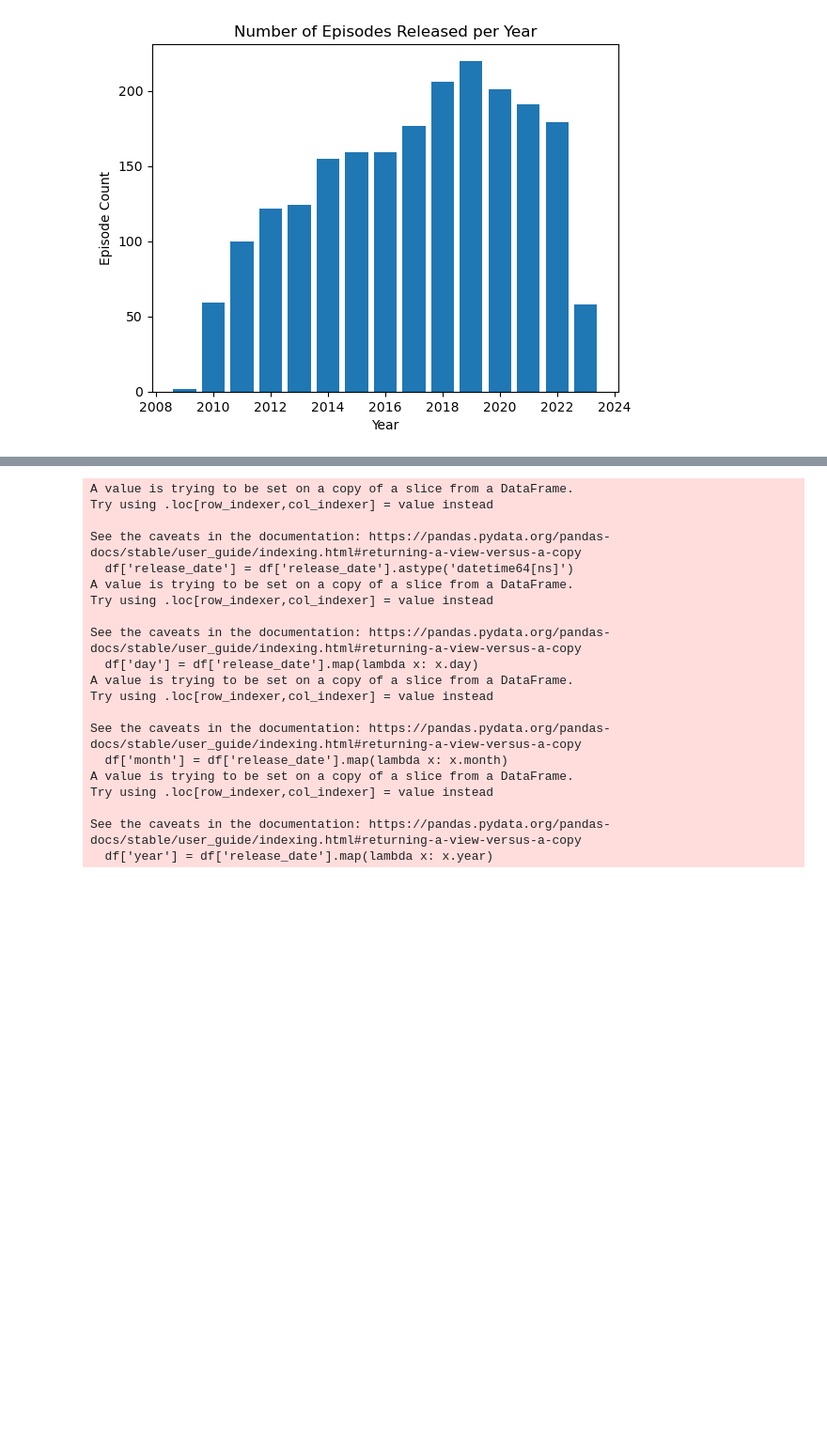
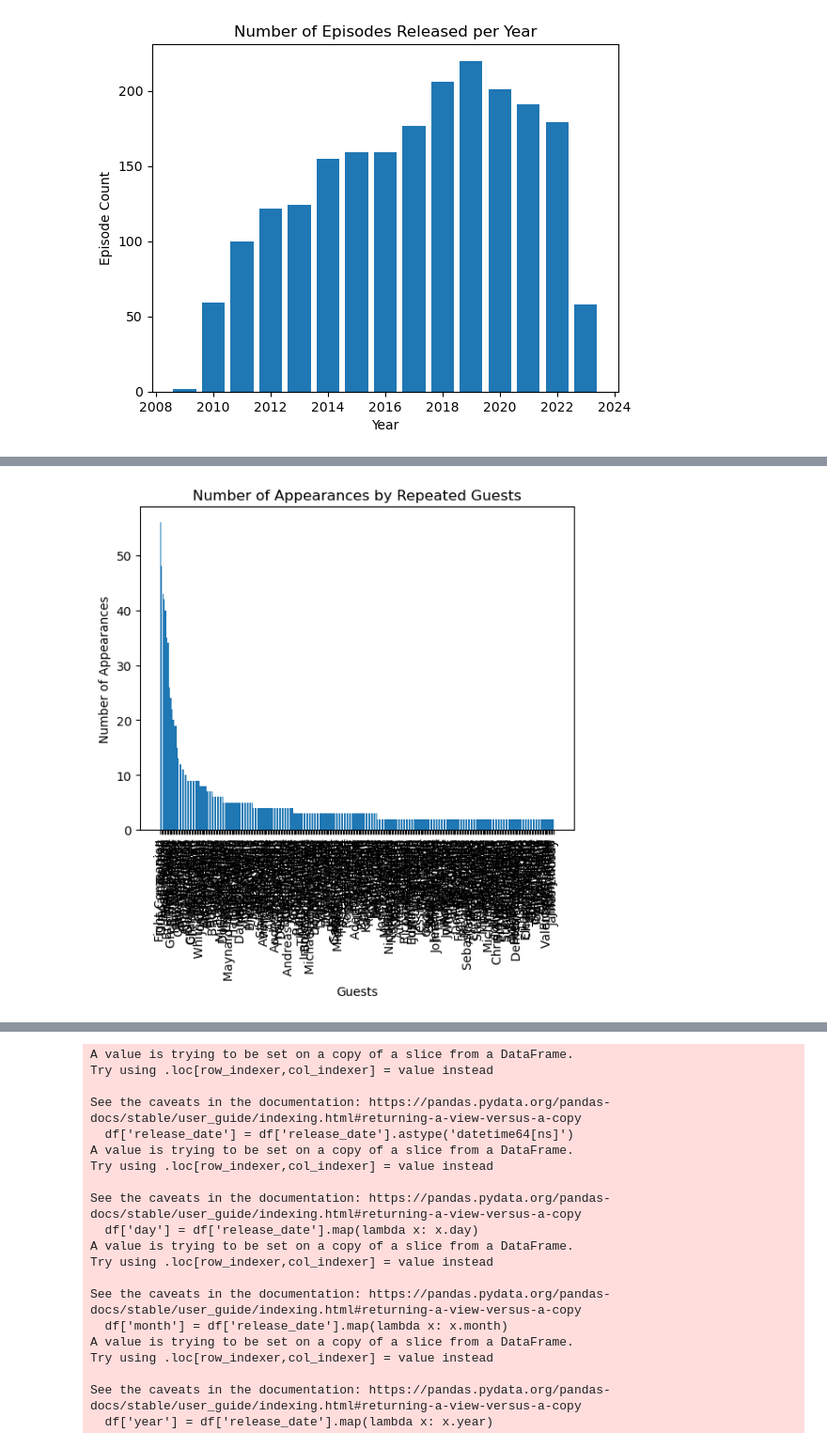
Before and after one commit to mattg213/JRE-analysis, a Jupyter notebook: data.ipynb, the cells around one changed output, grey strips where cells are left out. Shown at 94% size. Saved outputs shown, nothing was run; the diff lists cells and outputs as text; code cells hidden in the pictures; blank space fills up the shorter version.

Commit message:
Update data.ipynb
top guest

```diff
--- a/data.ipynb
+++ b/data.ipynb
@@ -338,3 +338,14 @@ plt.ylabel("Episode Count")
 plt.show()
 # %% [output]
 [figure]
+# %%
+# Count the occurrences of each guest
+guest_counts = df['guest'].value_counts()
+
+# Filter the guests that appear more than once
+repeated_guests = guest_counts[guest_counts > 1].index
+
+# Create a new DataFrame with the repeated guests
+repeated_guests_df = df[df['guest'].isin(repeated_guests)]
+
+print(repeated_guests_df)
@@ -340,0 +370,13 @@ plt.show()
+# %%
+# Filter the guest_counts for repeated guests
+repeated_guest_counts = guest_counts[guest_counts > 1]
+
+# Create a bar chart for the repeated guests
+plt.bar(repeated_guest_counts.index, repeated_guest_counts.values)
+plt.title("Number of Appearances by Repeated Guests")
+plt.xlabel("Guests")
+plt.ylabel("Number of Appearances")
+plt.xticks(rotation=90)
+plt.show()
+# %% [output]
+[figure, added]
```
Also changed, not shown: parts of 3 cells of this notebook.
